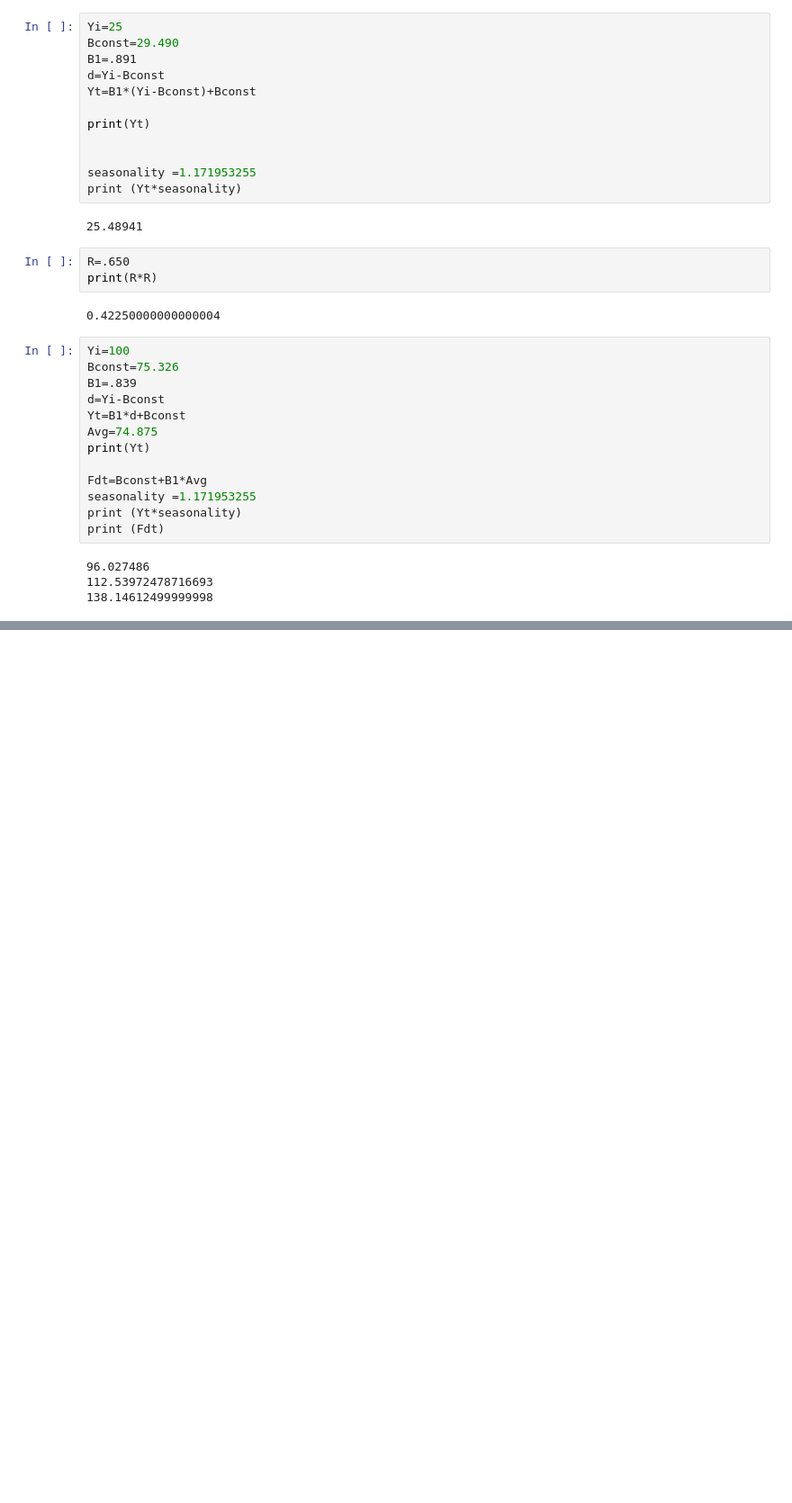
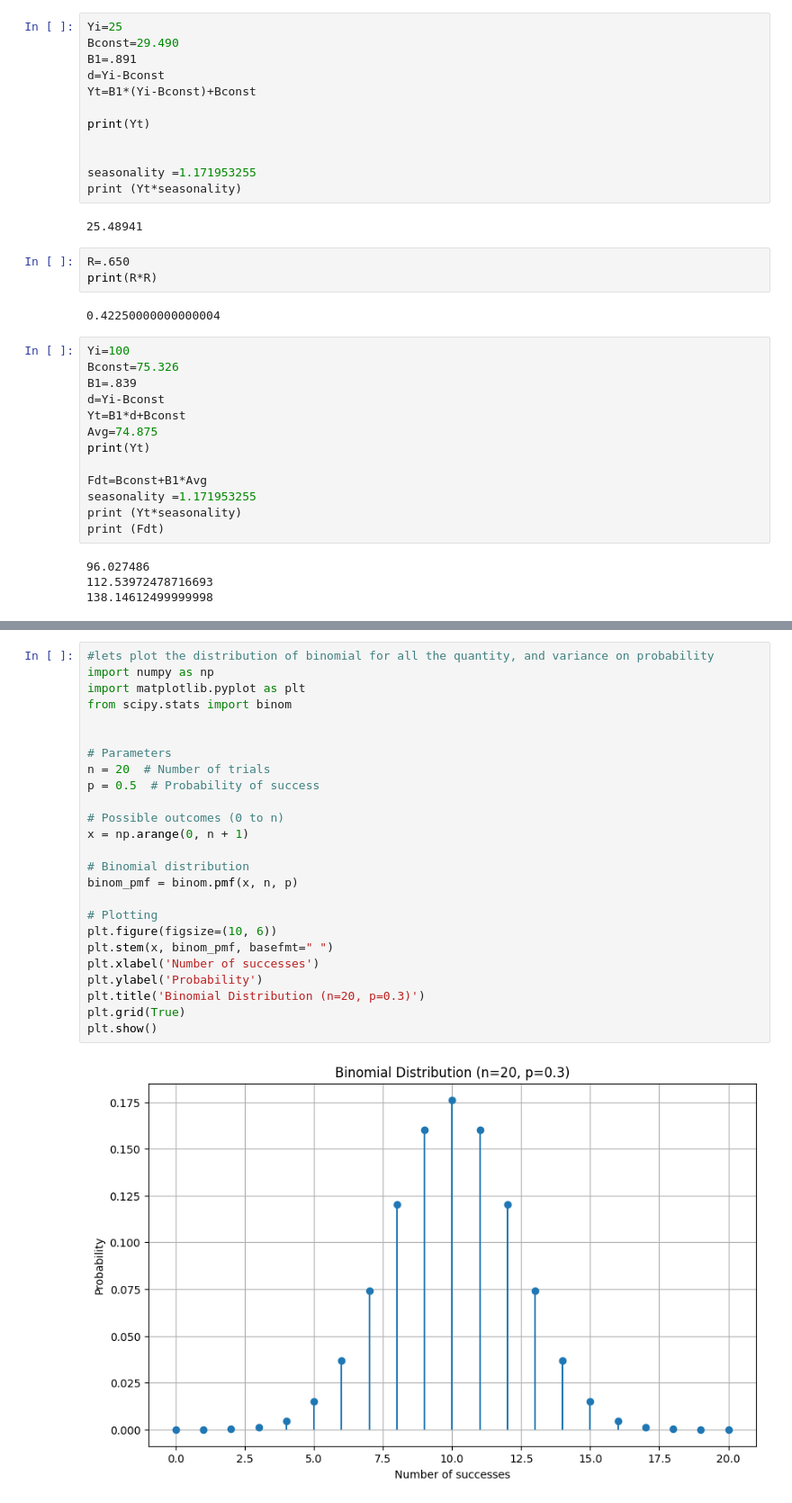
Before and after one commit to mailashishrawat/ml, a Jupyter notebook: code/predictiveanaytics.ipynb, the cells around one changed output, grey strips where cells are left out. Shown at 90% size. Saved outputs shown, nothing was run; the diff lists cells and outputs as text; blank space fills up the shorter version.

```diff
--- a/code/predictiveanaytics.ipynb
+++ b/code/predictiveanaytics.ipynb
@@ -69,0 +86,27 @@ print (Fdt)
+# %%
+#lets plot the distribution of binomial for all the quantity, and variance on probability
+import numpy as np
+import matplotlib.pyplot as plt
+from scipy.stats import binom
+
+
+# Parameters
+n = 20  # Number of trials
+p = 0.5  # Probability of success
+
+# Possible outcomes (0 to n)
+x = np.arange(0, n + 1)
+
+# Binomial distribution
+binom_pmf = binom.pmf(x, n, p)
+
+# Plotting
+plt.figure(figsize=(10, 6))
+plt.stem(x, binom_pmf, basefmt=" ")
+plt.xlabel('Number of successes')
+plt.ylabel('Probability')
+plt.title('Binomial Distribution (n=20, p=0.3)')
+plt.grid(True)
+plt.show()
+# %% [output]
+[figure, added]
```
Also changed, not shown: parts of 13 cells of this notebook, 8 other files.
